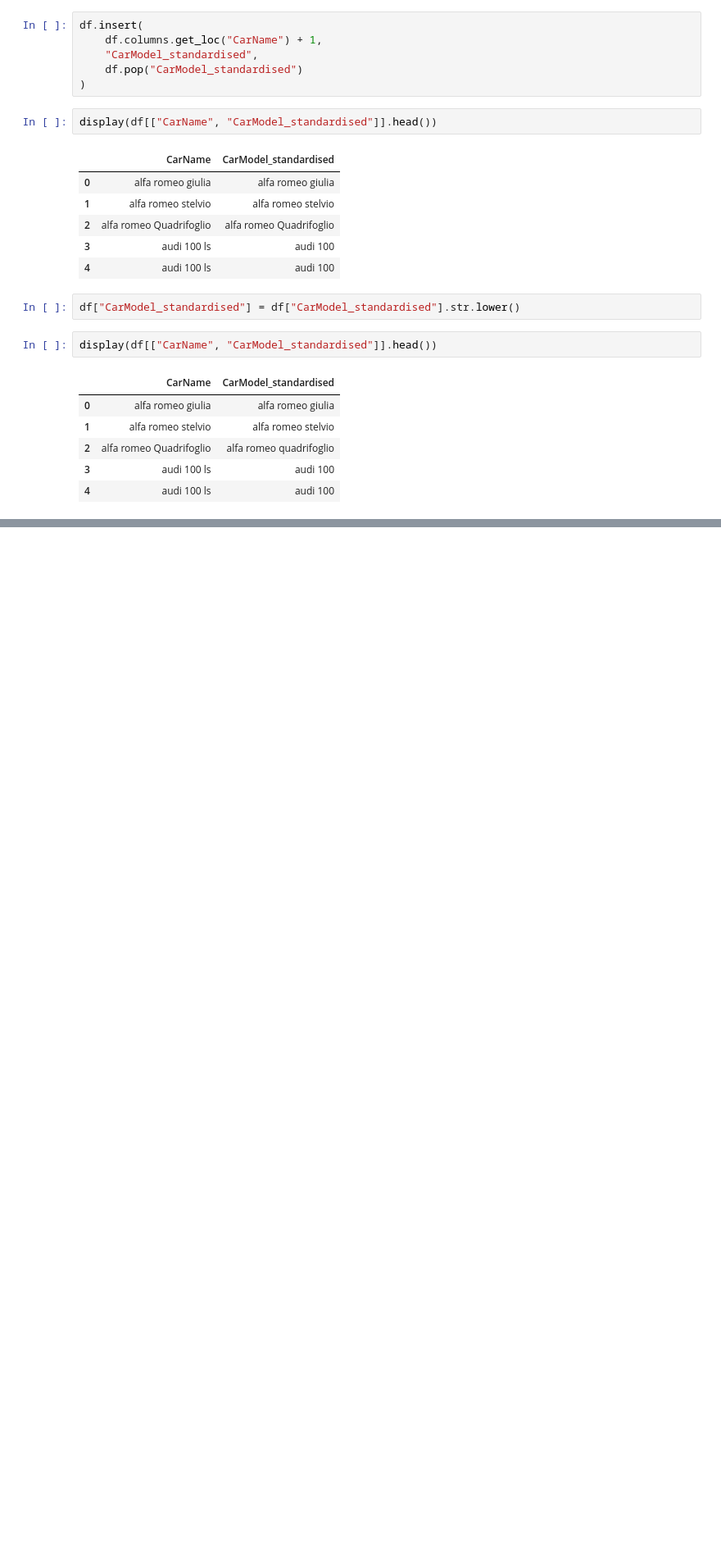
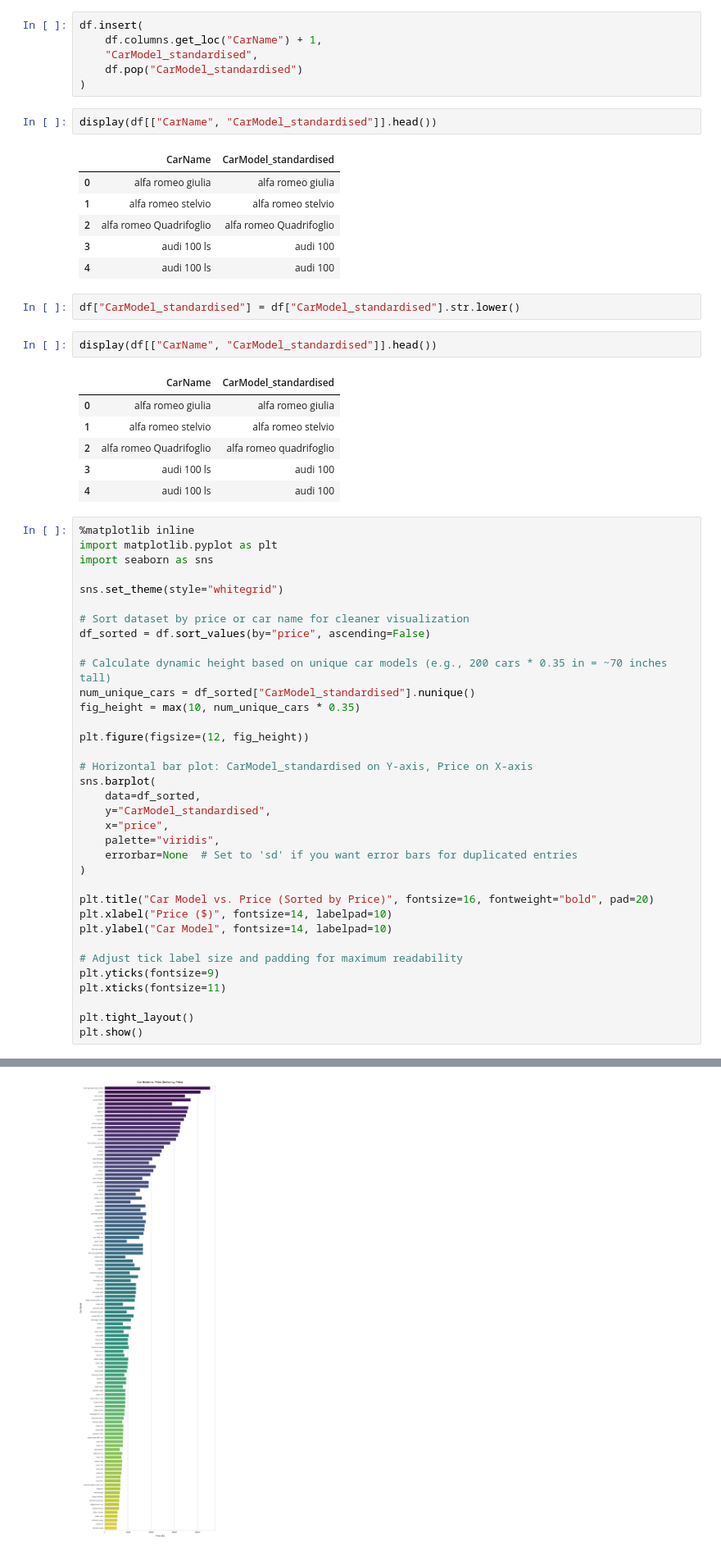
Before and after one commit to phonemes-and-speech-entrainment/Car_feature_price_analysis, a Jupyter notebook: jupyter_notebooks/car_price_etl_draft.ipynb, the cells around one changed output, grey strips where cells are left out. Shown at 82% size. Cells and saved outputs as stored; diff of their text form; blank space fills up the shorter version.

Commit message:
Add standardised model plot for ETL validation

```diff
--- a/jupyter_notebooks/car_price_etl_draft.ipynb
+++ b/jupyter_notebooks/car_price_etl_draft.ipynb
@@ -373,3 +373,39 @@ display(df[["CarName", "CarModel_standardised"]].head())
 | 2 | alfa romeo Quadrifoglio | alfa romeo quadrifoglio |
 | 3 | audi 100 ls | audi 100 |
 | 4 | audi 100 ls | audi 100 |
+# %%
+%matplotlib inline
+import matplotlib.pyplot as plt
+import seaborn as sns
+
+sns.set_theme(style="whitegrid")
+
+# Sort dataset by price or car name for cleaner visualization
+df_sorted = df.sort_values(by="price", ascending=False)
+
+# Calculate dynamic height based on unique car models (e.g., 200 cars * 0.35 in = ~70 inches tall)
+num_unique_cars = df_sorted["CarModel_standardised"].nunique()
+fig_height = max(10, num_unique_cars * 0.35)
+
+plt.figure(figsize=(12, fig_height))
+
+# Horizontal bar plot: CarModel_standardised on Y-axis, Price on X-axis
+sns.barplot(
+    data=df_sorted,
+    y="CarModel_standardised",
+    x="price",
+    palette="viridis",
+    errorbar=None  # Set to 'sd' if you want error bars for duplicated entries
+)
+
+plt.title("Car Model vs. Price (Sorted by Price)", fontsize=16, fontweight="bold", pad=20)
+plt.xlabel("Price ($)", fontsize=14, labelpad=10)
+plt.ylabel("Car Model", fontsize=14, labelpad=10)
+
+# Adjust tick label size and padding for maximum readability
+plt.yticks(fontsize=9)
+plt.xticks(fontsize=11)
+
+plt.tight_layout()
+plt.show()
+# %% [output]
@@ -375,0 +415 @@ display(df[["CarName", "CarModel_standardised"]].head())
+[figure, added]
```
Also changed, not shown: parts of 2 cells of this notebook.
